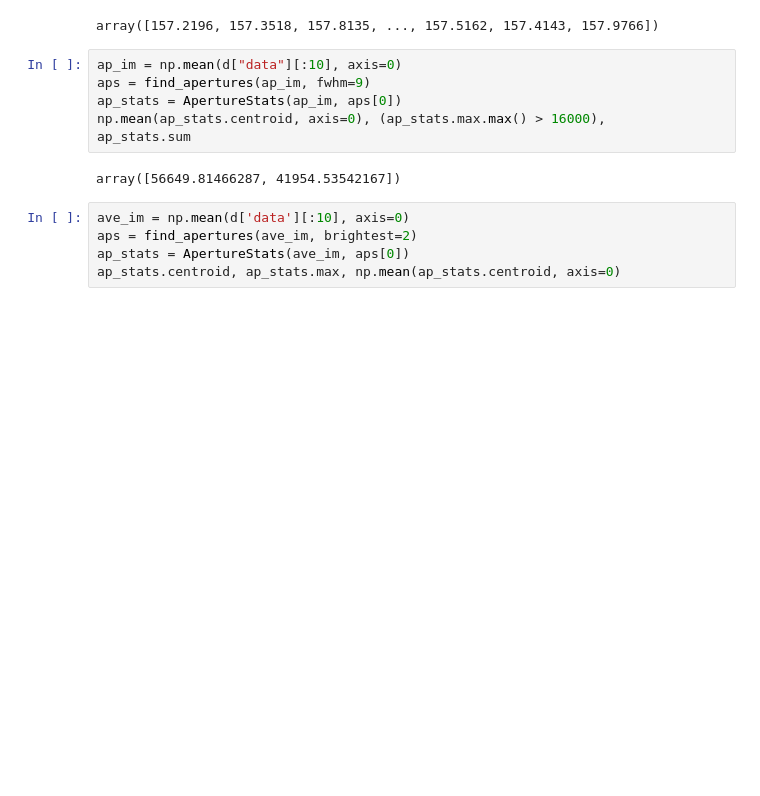
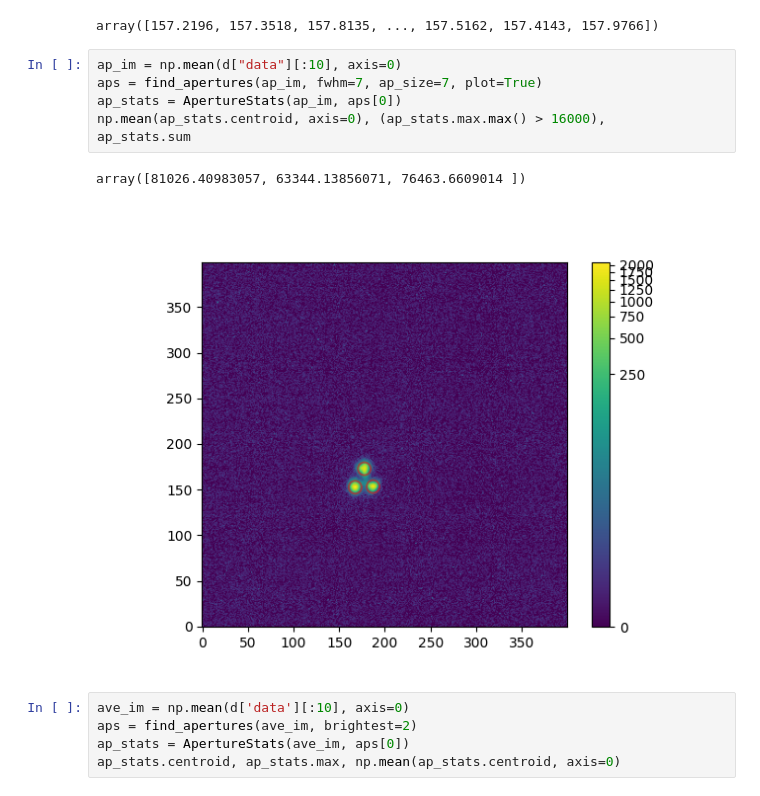
Before and after one commit to tepickering/ser_utils, a Jupyter notebook: notebooks/hdimm_dev.ipynb, the cells around one changed output. Cells and saved outputs as stored; diff of their text form; blank space fills up the shorter version.

```diff
--- a/notebooks/hdimm_dev.ipynb
+++ b/notebooks/hdimm_dev.ipynb
@@ -79,12 +80,13 @@ np.mean(d["data"], axis=(1,2))
 array([157.2196, 157.3518, 157.8135, ..., 157.5162, 157.4143, 157.9766])
 # %%
 ap_im = np.mean(d["data"][:10], axis=0)
-aps = find_apertures(ap_im, fwhm=9)
+aps = find_apertures(ap_im, fwhm=7, ap_size=7, plot=True)
 ap_stats = ApertureStats(ap_im, aps[0])
 np.mean(ap_stats.centroid, axis=0), (ap_stats.max.max() > 16000),
 ap_stats.sum
 # %% [output]
-array([56649.81466287, 41954.53542167])
+array([81026.40983057, 63344.13856071, 76463.6609014 ])
+[figure, added]
 # %%
 ave_im = np.mean(d['data'][:10], axis=0)
 aps = find_apertures(ave_im, brightest=2)
```
Also changed, not shown: parts of 3 cells of this notebook, 1 other file.
